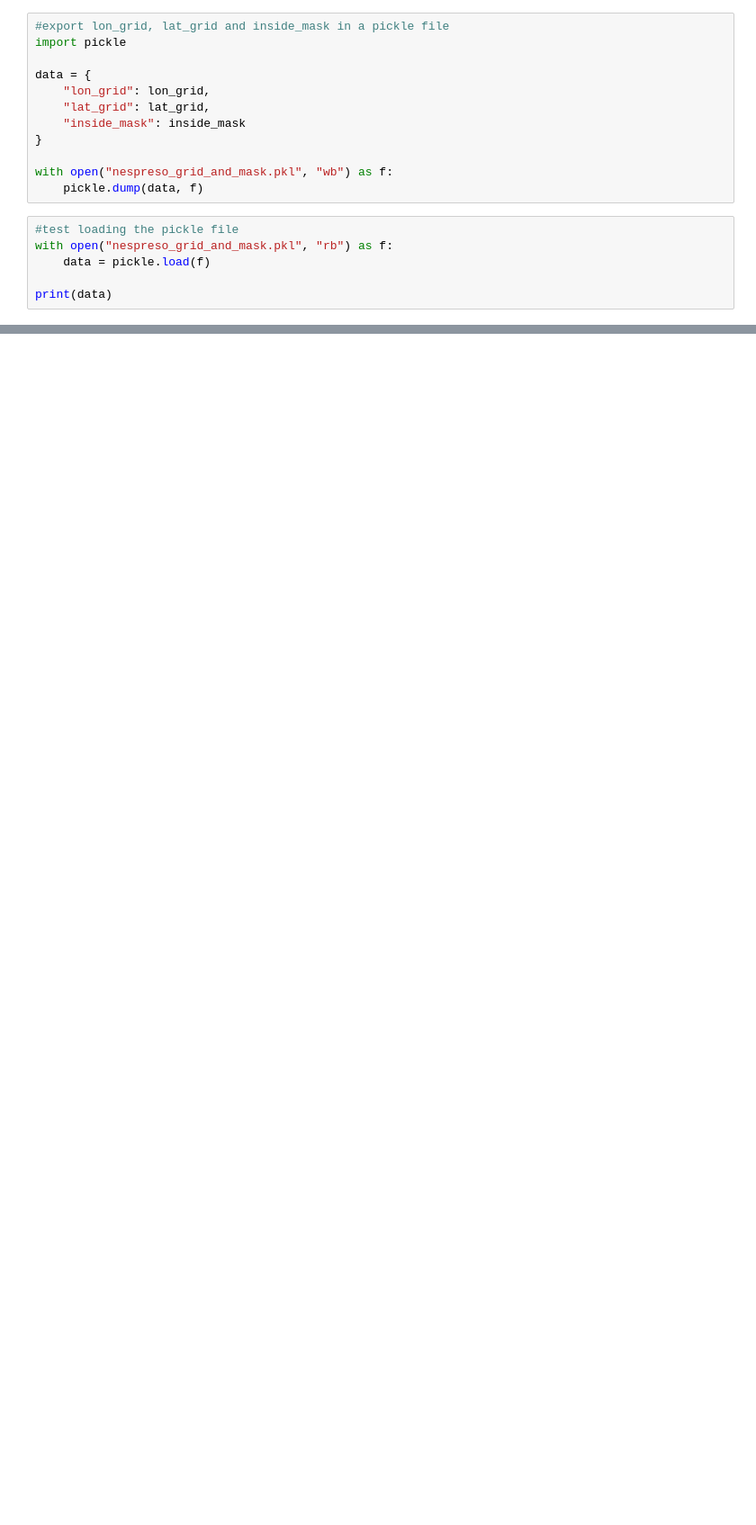
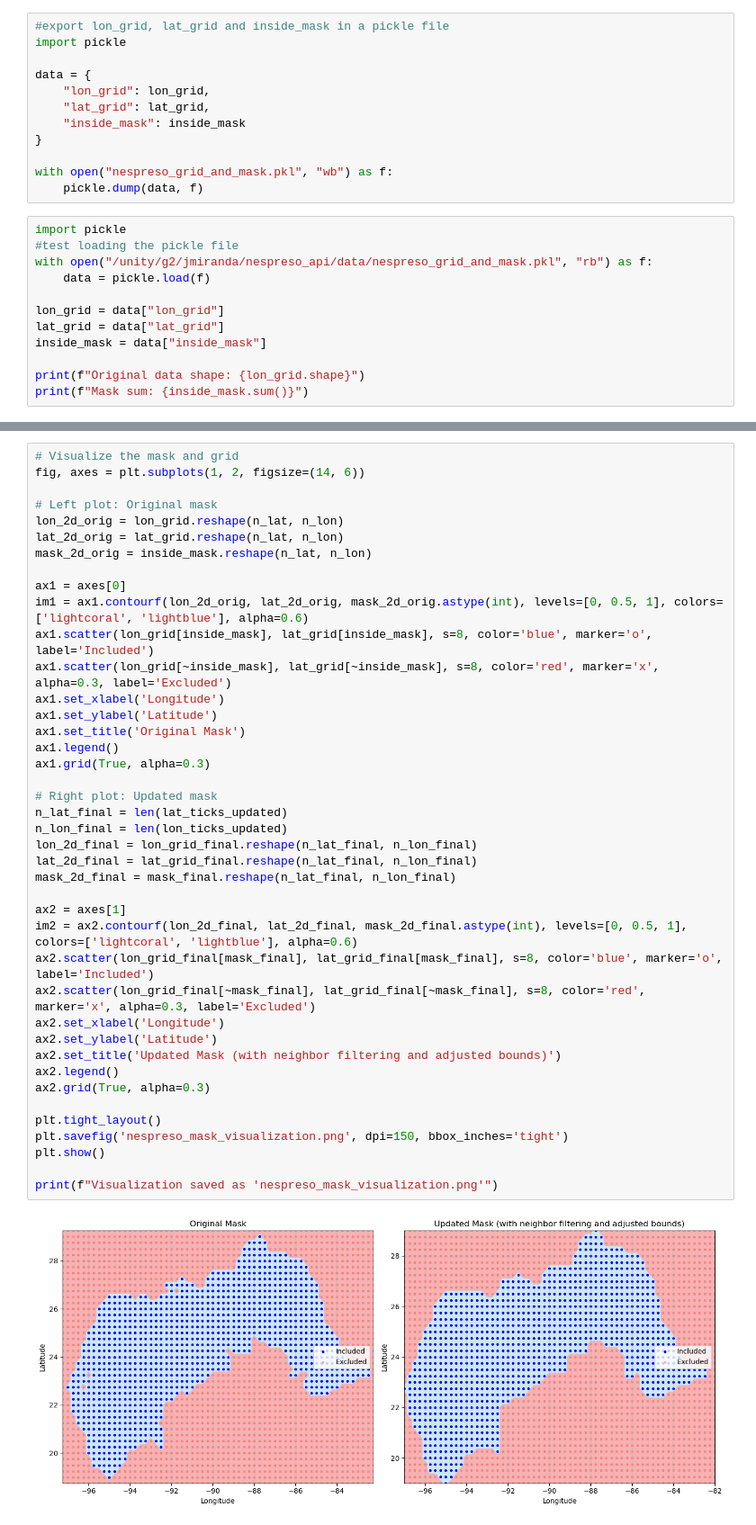
Before and after one commit to 0jrm/nespreso_api, a Jupyter notebook: notebooks/gird_coordinates.ipynb, the cells around one changed output, grey strips where cells are left out. Shown at 90% size. Drawn from its saved outputs; the diff is of its cells as text; blank space fills up the shorter version.

```diff
--- a/notebooks/gird_coordinates.ipynb
+++ b/notebooks/gird_coordinates.ipynb
@@ -76,9 +74,15 @@ data = {
 with open("nespreso_grid_and_mask.pkl", "wb") as f:
     pickle.dump(data, f)
 # %%
+import pickle
 #test loading the pickle file
-with open("nespreso_grid_and_mask.pkl", "rb") as f:
+with open("/unity/g2/jmiranda/nespreso_api/data/nespreso_grid_and_mask.pkl", "rb") as f:
     data = pickle.load(f)
 
-print(data)
+lon_grid = data["lon_grid"]
+lat_grid = data["lat_grid"]
+inside_mask = data["inside_mask"]
+
+print(f"Original data shape: {lon_grid.shape}")
+print(f"Mask sum: {inside_mask.sum()}")
 # %% [output]
@@ -85,0 +185,43 @@ print(data)
+# %%
+# Visualize the mask and grid
+fig, axes = plt.subplots(1, 2, figsize=(14, 6))
+
+# Left plot: Original mask
+lon_2d_orig = lon_grid.reshape(n_lat, n_lon)
+lat_2d_orig = lat_grid.reshape(n_lat, n_lon)
+mask_2d_orig = inside_mask.reshape(n_lat, n_lon)
+
+ax1 = axes[0]
+im1 = ax1.contourf(lon_2d_orig, lat_2d_orig, mask_2d_orig.astype(int), levels=[0, 0.5, 1], colors=['lightcoral', 'lightblue'], alpha=0.6)
+ax1.scatter(lon_grid[inside_mask], lat_grid[inside_mask], s=8, color='blue', marker='o', label='Included')
+ax1.scatter(lon_grid[~inside_mask], lat_grid[~inside_mask], s=8, color='red', marker='x', alpha=0.3, label='Excluded')
+ax1.set_xlabel('Longitude')
+ax1.set_ylabel('Latitude')
+ax1.set_title('Original Mask')
+ax1.legend()
+ax1.grid(True, alpha=0.3)
+
+# Right plot: Updated mask
+n_lat_final = len(lat_ticks_updated)
+n_lon_final = len(lon_ticks_updated)
+lon_2d_final = lon_grid_final.reshape(n_lat_final, n_lon_final)
+lat_2d_final = lat_grid_final.reshape(n_lat_final, n_lon_final)
+mask_2d_final = mask_final.reshape(n_lat_final, n_lon_final)
+
+ax2 = axes[1]
+im2 = ax2.contourf(lon_2d_final, lat_2d_final, mask_2d_final.astype(int), levels=[0, 0.5, 1], colors=['lightcoral', 'lightblue'], alpha=0.6)
+ax2.scatter(lon_grid_final[mask_final], lat_grid_final[mask_final], s=8, color='blue', marker='o', label='Included')
+ax2.scatter(lon_grid_final[~mask_final], lat_grid_final[~mask_final], s=8, color='red', marker='x', alpha=0.3, label='Excluded')
+ax2.set_xlabel('Longitude')
+ax2.set_ylabel('Latitude')
+ax2.set_title('Updated Mask (with neighbor filtering and adjusted bounds)')
+ax2.legend()
+ax2.grid(True, alpha=0.3)
+
+plt.tight_layout()
+plt.savefig('nespreso_mask_visualization.png', dpi=150, bbox_inches='tight')
+plt.show()
+
+print(f"Visualization saved as 'nespreso_mask_visualization.png'")
+# %% [output]
+[figure, added]
```
Also changed, not shown: parts of 6 cells of this notebook, 11 other files.
